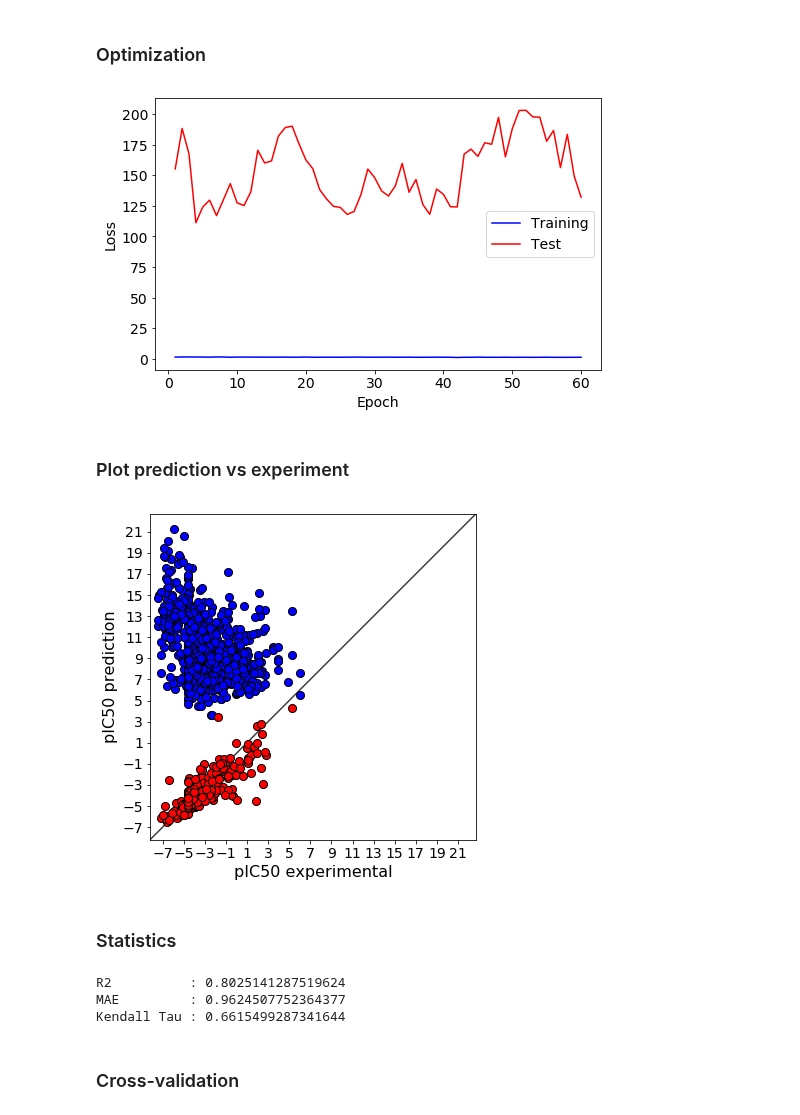
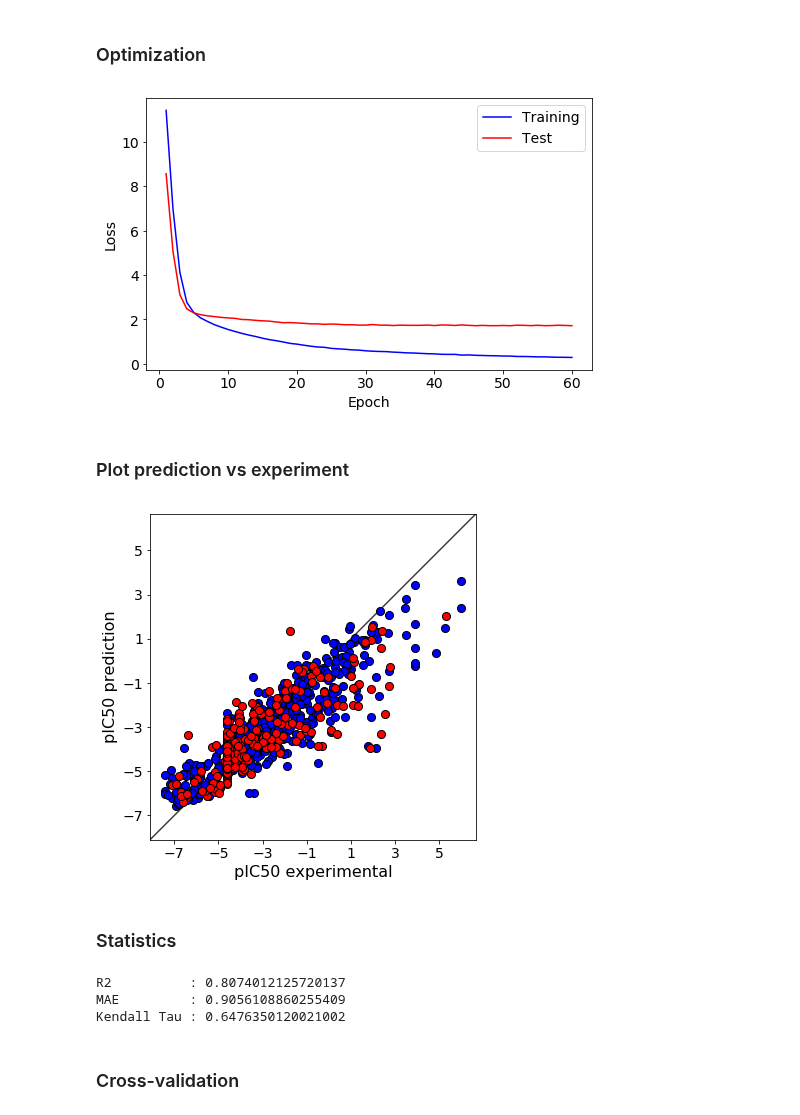
Before and after one commit to alejogiley/Novartis-Hackaton-7, a Jupyter notebook: Notebooks/Lee_NN.ipynb, the cells around one changed output. Saved outputs shown, nothing was run; the diff lists cells and outputs as text; code cells hidden in the pictures.

```diff
--- a/Notebooks/Lee_NN.ipynb
+++ b/Notebooks/Lee_NN.ipynb
@@ -300,15 +300,15 @@ def create_model(x):
                     input_shape=(x, ),
                     kernel_initializer='random_uniform',
                     bias_initializer='ones'))
-    model.add(Dropout(0.2))
+    #model.add(Dropout(0.2))
     model.add(Activation("relu"))
-    model.add(BatchNormalization())
+    #model.add(BatchNormalization())
 
     # hidden layer
     model.add(Dense(units=50))
-    model.add(Dropout(0.2))
+    #model.add(Dropout(0.2))
     model.add(Activation("relu"))
-    model.add(BatchNormalization())
+    #model.add(BatchNormalization())
     # hidden layer
     model.add(Dense(units=25))
     model.add(Activation("relu"))
@@ -317,7 +317,7 @@ def create_model(x):
 
     model.compile(loss=custom_loss,                     # Custom loss function
                   optimizer=Adam(lr=1e-4, decay=1e-6),  # Adam optimizer
-                  metrics=['accuracy']) 	            # measure performace
+                  metrics=['mse']) 	            # measure performace
     return model
 # %%
 %%capture
@@ -387,31 +387,31 @@ Saved model to disk
 # %%
 plt.rcParams["figure.figsize"] = (8,5)    # plot size
 
 # Get training and test loss histories
-training_loss = history.history['loss']
-test_loss = history.history['val_loss']
+training_loss = history.history['mean_squared_error']
+test_loss = history.history['val_mean_squared_error']
 
 # Create count of the number of epochs
 epoch_count = range(1, len(training_loss) + 1)
 
 # Visualize loss history
 plt.plot(epoch_count, training_loss, 'b-')
 plt.plot(epoch_count, test_loss, 'r-')
 plt.legend(['Training', 'Test'], fontsize=14)
 #plt.ylim([0,10])
 plt.xlabel('Epoch', fontsize=14)
 plt.ylabel('Loss',  fontsize=14)
 plt.xticks(fontsize=14)
 plt.yticks(fontsize=14)
 plt.show()
 # %% [output]
-[figure, old version]
+[figure, new version]
 # %% [markdown]
 ### Plot prediction vs experiment
 # %%
 plot_eval(network)
 # %% [output]
-[figure, old version]
+[figure, new version]
 # %% [markdown]
 ### Statistics
 # %%
@@ -423,9 +423,9 @@ print("R2          : %s" % r_value)
 print("MAE         : %s" % mae)
 print("Kendall Tau : %s" % tau)
 # %% [output]
-R2          : 0.8025141287519624
-MAE         : 0.9624507752364377
-Kendall Tau : 0.6615499287341644
+R2          : 0.8074012125720137
+MAE         : 0.9056108860255409
+Kendall Tau : 0.6476350120021002
 # %% [markdown]
 ### Cross-validation
 # %%
```
Also changed, not shown: parts of 3 cells of this notebook.
